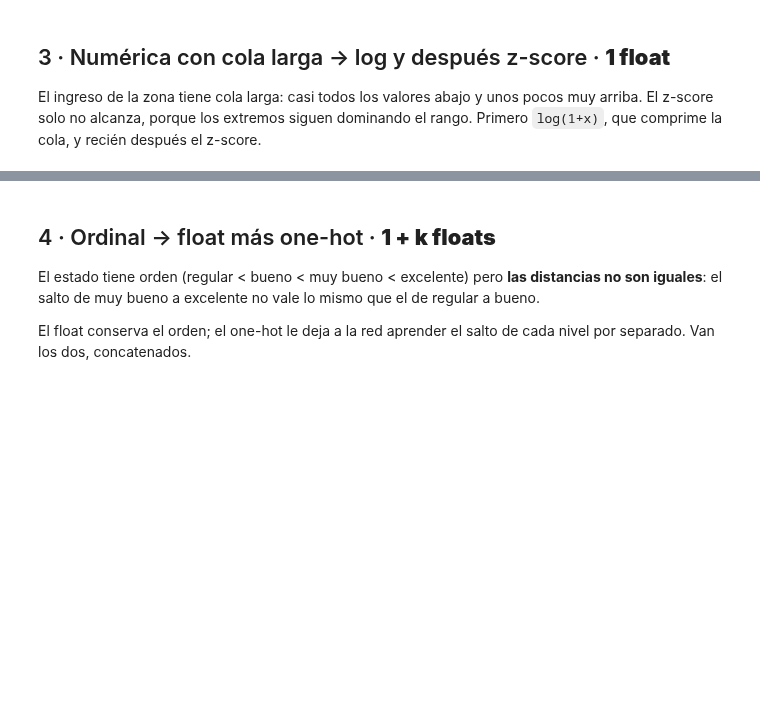
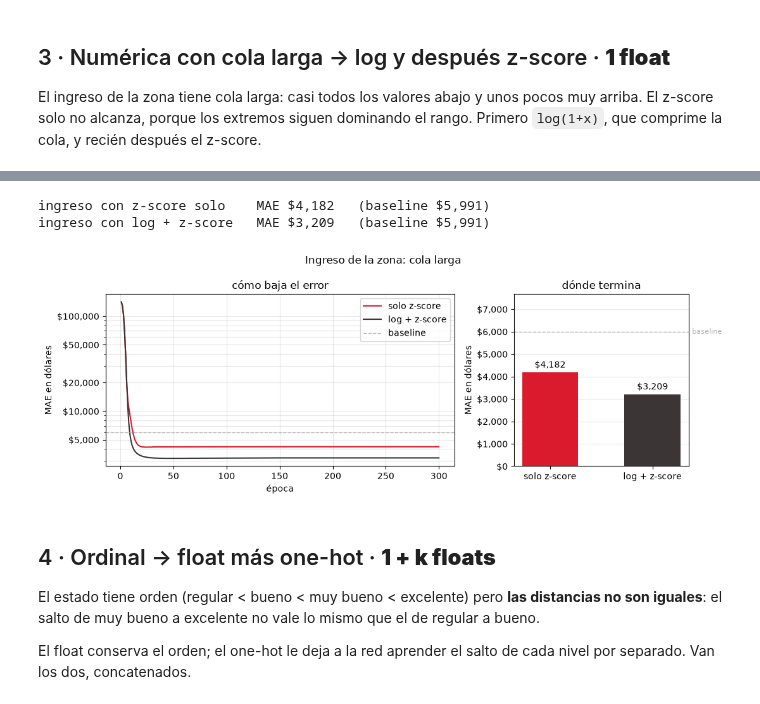
Before and after one commit to austral-ing-ai/talksmith-ing, a Jupyter notebook: missions/clase3/input-data-types.ipynb, the cells around one changed output, grey strips where cells are left out. Saved outputs shown, nothing was run; the diff lists cells and outputs as text; code cells hidden in the pictures; blank space fills up the shorter version.

```diff
--- a/missions/clase3/input-data-types.ipynb
+++ b/missions/clase3/input-data-types.ipynb
@@ -239,8 +426,8 @@ El ingreso de la zona tiene cola larga: casi todos los valores abajo y unos poco
 datos = df[["ingreso_zona", "precio_solo_ingreso"]]
 print(datos.head(8).to_string(index=False))
 
-ingreso = datos.ingreso_zona.to_numpy(dtype="float64")
-y = datos.precio_solo_ingreso.to_numpy(dtype="float32") / 1000
+ingreso = datos.ingreso_zona.to_numpy()
+y = datos.precio_solo_ingreso.to_numpy() / 1000
 
 mu_i, sd_i = ingreso.mean(), ingreso.std()
 li = np.log1p(ingreso)
@@ -254,27 +462,38 @@ print("\ncon z-score solo el extremo se dispara y aplasta al resto")
 # %%
-X_mal = ((ingreso - mu_i) / sd_i).reshape(-1, 1).astype("float32")
+X_mal = ((ingreso - mu_i) / sd_i).reshape(-1, 1)
 keras.utils.set_random_seed(42)
 red_mal = keras.Sequential([
     keras.Input(shape=(1,)),
     layers.Dense(8, activation="relu"),
     layers.Dense(1),
 ])
 red_mal.compile(optimizer=keras.optimizers.Adam(0.01), loss="mse", metrics=["mae"])
-red_mal.fit(X_mal, y, epochs=300, batch_size=32, verbose=0)
+h_mal = red_mal.fit(X_mal, y, epochs=300, batch_size=32, verbose=0)
 
-X_bien = ((li - mu_l) / sd_l).reshape(-1, 1).astype("float32")
+X_bien = ((li - mu_l) / sd_l).reshape(-1, 1)
 keras.utils.set_random_seed(42)
 red_bien = keras.Sequential([
     keras.Input(shape=(1,)),
     layers.Dense(8, activation="relu"),
     layers.Dense(1),
 ])
 red_bien.compile(optimizer=keras.optimizers.Adam(0.01), loss="mse", metrics=["mae"])
-red_bien.fit(X_bien, y, epochs=300, batch_size=32, verbose=0)
+h_bien = red_bien.fit(X_bien, y, epochs=300, batch_size=32, verbose=0)
 
 base = np.abs(y - y.mean()).mean()
-print(f"ingreso con z-score solo    MAE ${red_mal.evaluate(X_mal, y, verbose=0)[1]*1000:,.0f}   (baseline ${base*1000:,.0f})")
-print(f"ingreso con log + z-score   MAE ${red_bien.evaluate(X_bien, y, verbose=0)[1]*1000:,.0f}   (baseline ${base*1000:,.0f})")
+mae_mal  = red_mal.evaluate(X_mal, y, verbose=0)[1]
+mae_bien = red_bien.evaluate(X_bien, y, verbose=0)[1]
+print(f"ingreso con z-score solo    MAE ${mae_mal*1000:,.0f}   (baseline ${base*1000:,.0f})")
+print(f"ingreso con log + z-score   MAE ${mae_bien*1000:,.0f}   (baseline ${base*1000:,.0f})")
+
+comparar("Ingreso de la zona: cola larga", [
+    ("solo z-score",  h_mal,  mae_mal),
+    ("log + z-score", h_bien, mae_bien),
+], base=base)
+# %% [output]
+ingreso con z-score solo    MAE $4,182   (baseline $5,991)
+ingreso con log + z-score   MAE $3,209   (baseline $5,991)
+[figure, added]
 # %% [markdown]
 ## 4 · Ordinal → float más one-hot · **1 + k floats**
 
```
Also changed, not shown: parts of 40 cells of this notebook, 23 other files.
